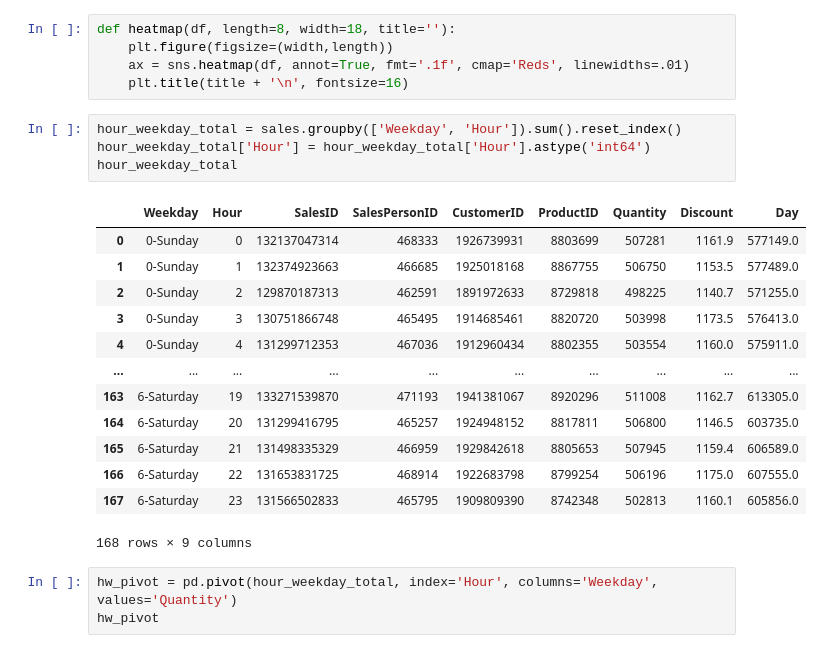
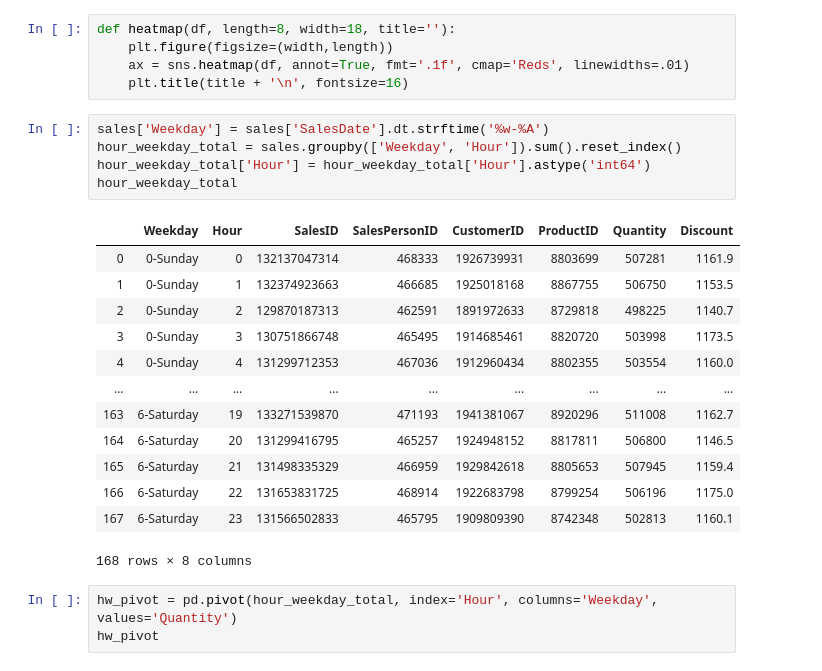
Before and after one commit to thinkful-dsi-cassowary/dsi3_student_pair_work, a Jupyter notebook: Coby/67_01_VISUALIZING_Time Series Day 2 Morning Assignment.ipynb, the cells around one changed output. Drawn from its saved outputs; the diff is of its cells as text.

```diff
--- a/Coby/67_01_VISUALIZING_Time Series Day 2 Morning Assignment.ipynb
+++ b/Coby/67_01_VISUALIZING_Time Series Day 2 Morning Assignment.ipynb
@@ -154,23 +154,24 @@ def heatmap(df, length=8, width=18, title=''):
     ax = sns.heatmap(df, annot=True, fmt='.1f', cmap='Reds', linewidths=.01)
     plt.title(title + '\n', fontsize=16)
 # %%
+sales['Weekday'] = sales['SalesDate'].dt.strftime('%w-%A')
 hour_weekday_total = sales.groupby(['Weekday', 'Hour']).sum().reset_index()
 hour_weekday_total['Hour'] = hour_weekday_total['Hour'].astype('int64')
 hour_weekday_total
 # %% [output]
-|  | Weekday | Hour | SalesID | SalesPersonID | CustomerID | ProductID | Quantity | Discount | Day |
-| 0 | 0-Sunday | 0 | 132137047314 | 468333 | 1926739931 | 8803699 | 507281 | 1161.9 | 577149.0 |
-| 1 | 0-Sunday | 1 | 132374923663 | 466685 | 1925018168 | 8867755 | 506750 | 1153.5 | 577489.0 |
-| 2 | 0-Sunday | 2 | 129870187313 | 462591 | 1891972633 | 8729818 | 498225 | 1140.7 | 571255.0 |
-| 3 | 0-Sunday | 3 | 130751866748 | 465495 | 1914685461 | 8820720 | 503998 | 1173.5 | 576413.0 |
-| 4 | 0-Sunday | 4 | 131299712353 | 467036 | 1912960434 | 8802355 | 503554 | 1160.0 | 575911.0 |
-| ... | ... | ... | ... | ... | ... | ... | ... | ... | ... |
-| 163 | 6-Saturday | 19 | 133271539870 | 471193 | 1941381067 | 8920296 | 511008 | 1162.7 | 613305.0 |
-| 164 | 6-Saturday | 20 | 131299416795 | 465257 | 1924948152 | 8817811 | 506800 | 1146.5 | 603735.0 |
-| 165 | 6-Saturday | 21 | 131498335329 | 466959 | 1929842618 | 8805653 | 507945 | 1159.4 | 606589.0 |
-| 166 | 6-Saturday | 22 | 131653831725 | 468914 | 1922683798 | 8799254 | 506196 | 1175.0 | 607555.0 |
-| 167 | 6-Saturday | 23 | 131566502833 | 465795 | 1909809390 | 8742348 | 502813 | 1160.1 | 605856.0 |
+|  | Weekday | Hour | SalesID | SalesPersonID | CustomerID | ProductID | Quantity | Discount |
+| 0 | 0-Sunday | 0 | 132137047314 | 468333 | 1926739931 | 8803699 | 507281 | 1161.9 |
+| 1 | 0-Sunday | 1 | 132374923663 | 466685 | 1925018168 | 8867755 | 506750 | 1153.5 |
+| 2 | 0-Sunday | 2 | 129870187313 | 462591 | 1891972633 | 8729818 | 498225 | 1140.7 |
+| 3 | 0-Sunday | 3 | 130751866748 | 465495 | 1914685461 | 8820720 | 503998 | 1173.5 |
+| 4 | 0-Sunday | 4 | 131299712353 | 467036 | 1912960434 | 8802355 | 503554 | 1160.0 |
+| ... | ... | ... | ... | ... | ... | ... | ... | ... |
+| 163 | 6-Saturday | 19 | 133271539870 | 471193 | 1941381067 | 8920296 | 511008 | 1162.7 |
+| 164 | 6-Saturday | 20 | 131299416795 | 465257 | 1924948152 | 8817811 | 506800 | 1146.5 |
+| 165 | 6-Saturday | 21 | 131498335329 | 466959 | 1929842618 | 8805653 | 507945 | 1159.4 |
+| 166 | 6-Saturday | 22 | 131653831725 | 468914 | 1922683798 | 8799254 | 506196 | 1175.0 |
+| 167 | 6-Saturday | 23 | 131566502833 | 465795 | 1909809390 | 8742348 | 502813 | 1160.1 |
-168 rows × 9 columns
+168 rows × 8 columns
 # %%
 hw_pivot = pd.pivot(hour_weekday_total, index='Hour', columns='Weekday', values='Quantity')
 hw_pivot
```
Also changed, not shown: parts of 9 cells of this notebook.
